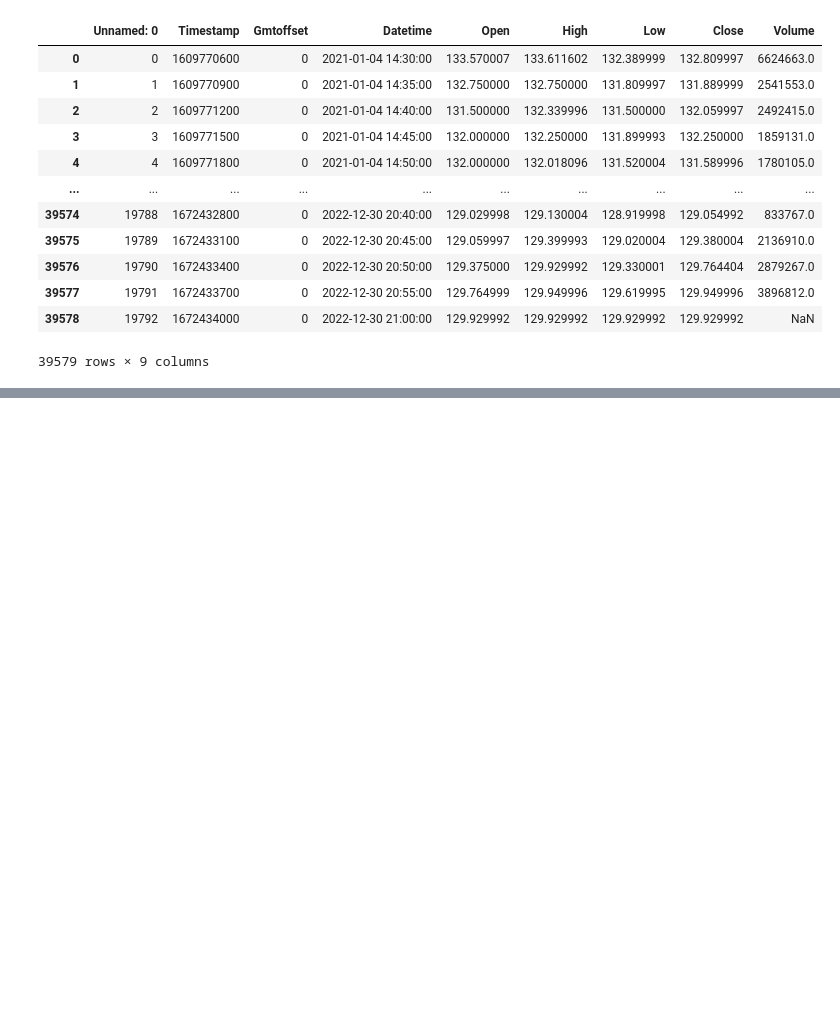
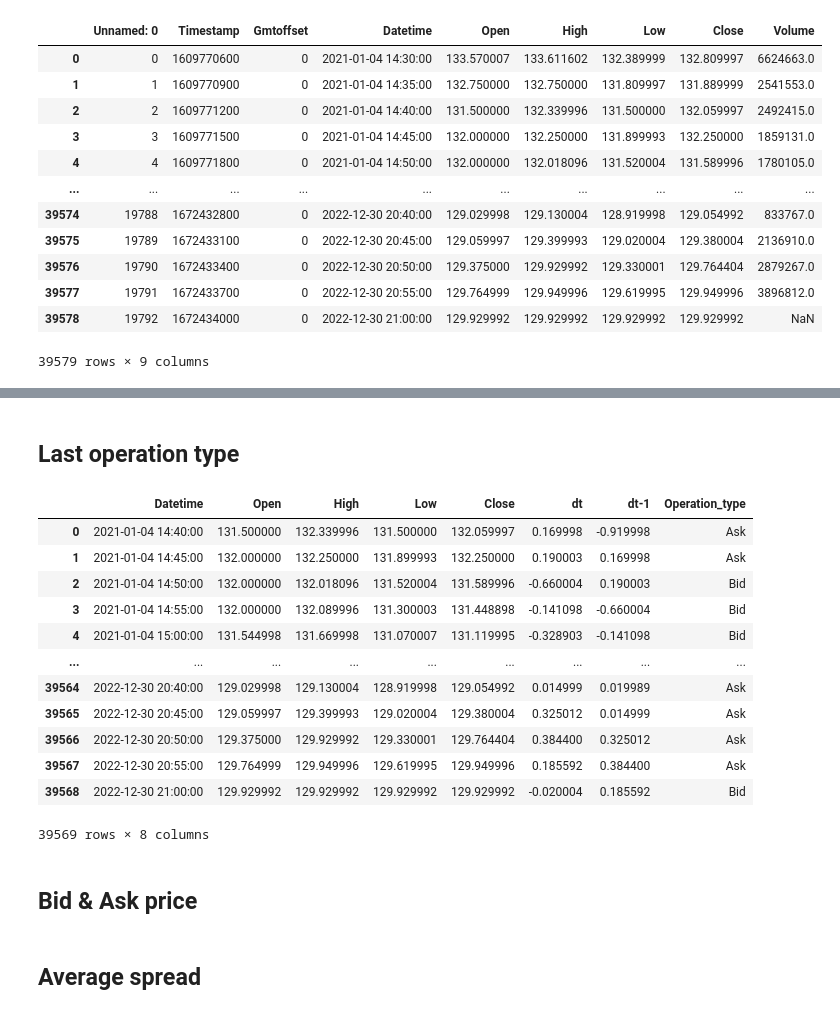
Before and after one commit to ivanna1030/trading, a Jupyter notebook: Effective Spread.ipynb, the cells around one changed output, grey strips where cells are left out. Cells and saved outputs as stored; diff of their text form; code cells hidden in the pictures; blank space fills up the shorter version.

Commit message:
serial y operation df

```diff
--- a/Effective Spread.ipynb
+++ b/Effective Spread.ipynb
@@ -24,3 +24,6 @@ df
 | 39577 | 19791 | 1672433700 | 0 | 2022-12-30 20:55:00 | 129.764999 | 129.949996 | 129.619995 | 129.949996 | 3896812.0 |
 | 39578 | 19792 | 1672434000 | 0 | 2022-12-30 21:00:00 | 129.929992 | 129.929992 | 129.929992 | 129.929992 | NaN |
 39579 rows × 9 columns
+# %%
+df.drop(columns=['Unnamed: 0', 'Timestamp', 'Gmtoffset', 'Volume'], inplace=True)
+df
@@ -26,0 +44,3 @@ df
+# %%
+df['dt'] = df['Close'].diff()
+df
@@ -26,0 +61,3 @@ df
+# %%
+df = df.dropna(subset=['dt']).reset_index(drop=True)
+df
@@ -26,0 +103,23 @@ df
+# %% [markdown]
+## Last operation type
+# %%
+df['Operation_type'] = np.where(df['dt'] > 0, 'Ask', 'Bid')
+df
+# %% [output]
+|  | Datetime | Open | High | Low | Close | dt | dt-1 | Operation_type |
+| 0 | 2021-01-04 14:40:00 | 131.500000 | 132.339996 | 131.500000 | 132.059997 | 0.169998 | -0.919998 | Ask |
+| 1 | 2021-01-04 14:45:00 | 132.000000 | 132.250000 | 131.899993 | 132.250000 | 0.190003 | 0.169998 | Ask |
+| 2 | 2021-01-04 14:50:00 | 132.000000 | 132.018096 | 131.520004 | 131.589996 | -0.660004 | 0.190003 | Bid |
+| 3 | 2021-01-04 14:55:00 | 132.000000 | 132.089996 | 131.300003 | 131.448898 | -0.141098 | -0.660004 | Bid |
+| 4 | 2021-01-04 15:00:00 | 131.544998 | 131.669998 | 131.070007 | 131.119995 | -0.328903 | -0.141098 | Bid |
+| ... | ... | ... | ... | ... | ... | ... | ... | ... |
+| 39564 | 2022-12-30 20:40:00 | 129.029998 | 129.130004 | 128.919998 | 129.054992 | 0.014999 | 0.019989 | Ask |
+| 39565 | 2022-12-30 20:45:00 | 129.059997 | 129.399993 | 129.020004 | 129.380004 | 0.325012 | 0.014999 | Ask |
+| 39566 | 2022-12-30 20:50:00 | 129.375000 | 129.929992 | 129.330001 | 129.764404 | 0.384400 | 0.325012 | Ask |
+| 39567 | 2022-12-30 20:55:00 | 129.764999 | 129.949996 | 129.619995 | 129.949996 | 0.185592 | 0.384400 | Ask |
+| 39568 | 2022-12-30 21:00:00 | 129.929992 | 129.929992 | 129.929992 | 129.929992 | -0.020004 | 0.185592 | Bid |
+39569 rows × 8 columns
+# %% [markdown]
+## Bid & Ask price
+# %% [markdown]
+## Average spread
```
Also changed, not shown: parts of 7 cells of this notebook.
